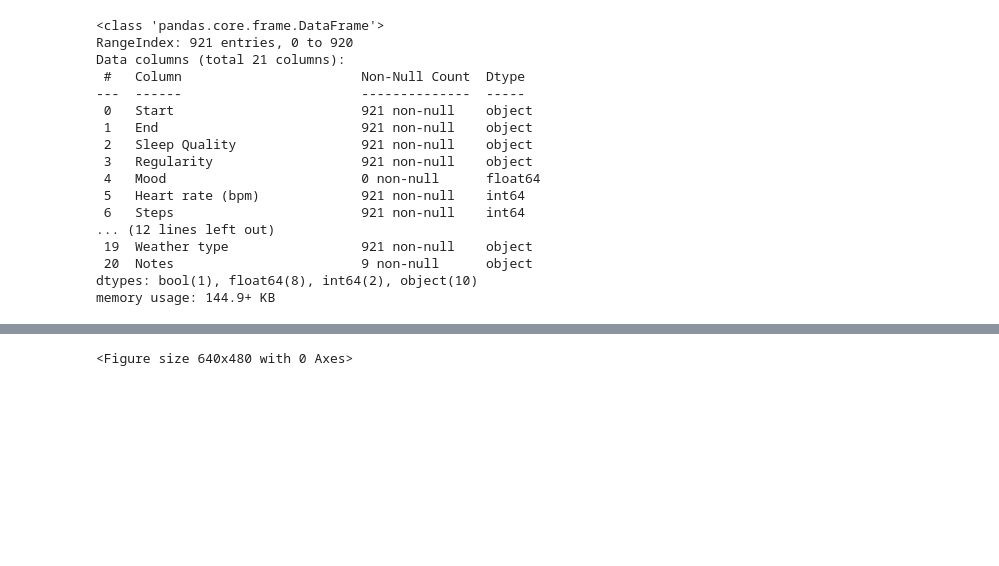
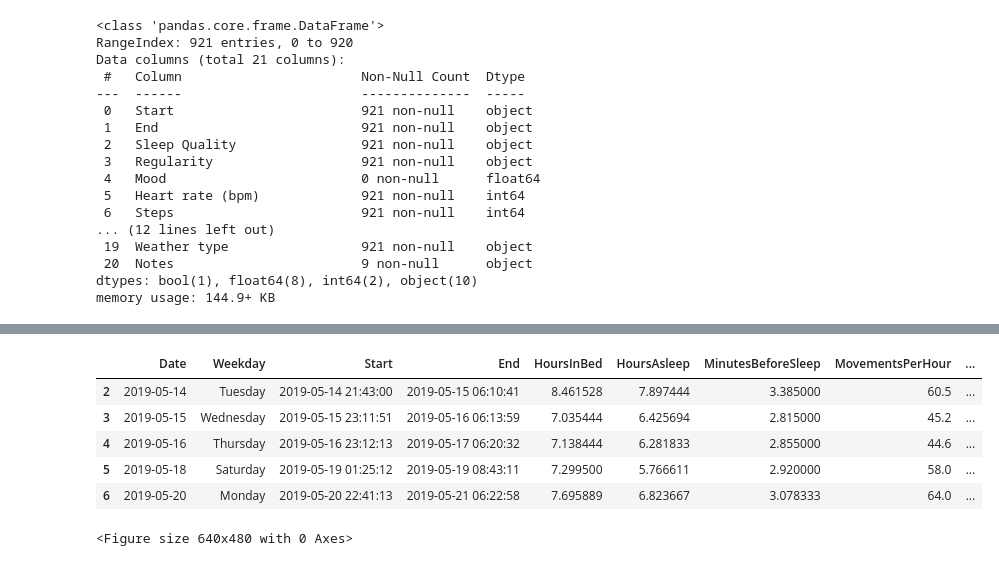
Before and after one commit to jsimell/SleepAnalysis, a Jupyter notebook: code/sleep_analysis.ipynb, the cells around one changed output, grey strips where cells are left out. Saved outputs shown, nothing was run; the diff lists cells and outputs as text; code cells hidden in the pictures; blank space fills up the shorter version.

```diff
--- a/code/sleep_analysis.ipynb
+++ b/code/sleep_analysis.ipynb
@@ -119,7 +119,7 @@ print(((numeric_columns == 0) | (numeric_columns == 0.0)).sum(), "\n")
 
 # Then look at the dataframe
 print(df.info(), "\n")
-print(df.head())
+df.head()
 # %% [output]
 NaN values per column:
 Date                    0
@@ -141,3 +141,9 @@ Steps                   0
+|  | Date | Weekday | Start | End | HoursInBed | HoursAsleep | MinutesBeforeSleep | MovementsPerHour | ... |
+| 2 | 2019-05-14 | Tuesday | 2019-05-14 21:43:00 | 2019-05-15 06:10:41 | 8.461528 | 7.897444 | 3.385000 | 60.5 | ... |
+| 3 | 2019-05-15 | Wednesday | 2019-05-15 23:11:51 | 2019-05-16 06:13:59 | 7.035444 | 6.425694 | 2.815000 | 45.2 | ... |
+| 4 | 2019-05-16 | Thursday | 2019-05-16 23:12:13 | 2019-05-17 06:20:32 | 7.138444 | 6.281833 | 2.855000 | 44.6 | ... |
+| 5 | 2019-05-18 | Saturday | 2019-05-19 01:25:12 | 2019-05-19 08:43:11 | 7.299500 | 5.766611 | 2.920000 | 58.0 | ... |
+| 6 | 2019-05-20 | Monday | 2019-05-20 22:41:13 | 2019-05-21 06:22:58 | 7.695889 | 6.823667 | 3.078333 | 64.0 | ... |
 # %%
 # CORRELATION ANALYSIS
 
```
Also changed, not shown: parts of 2 cells of this notebook.
